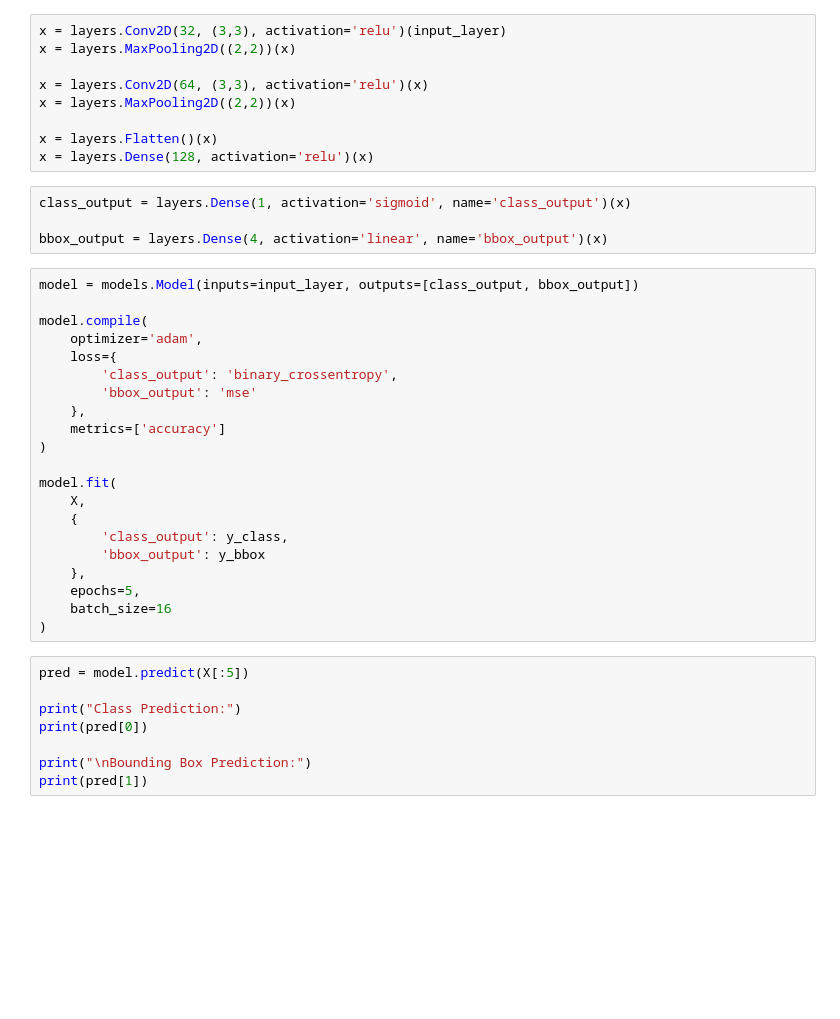
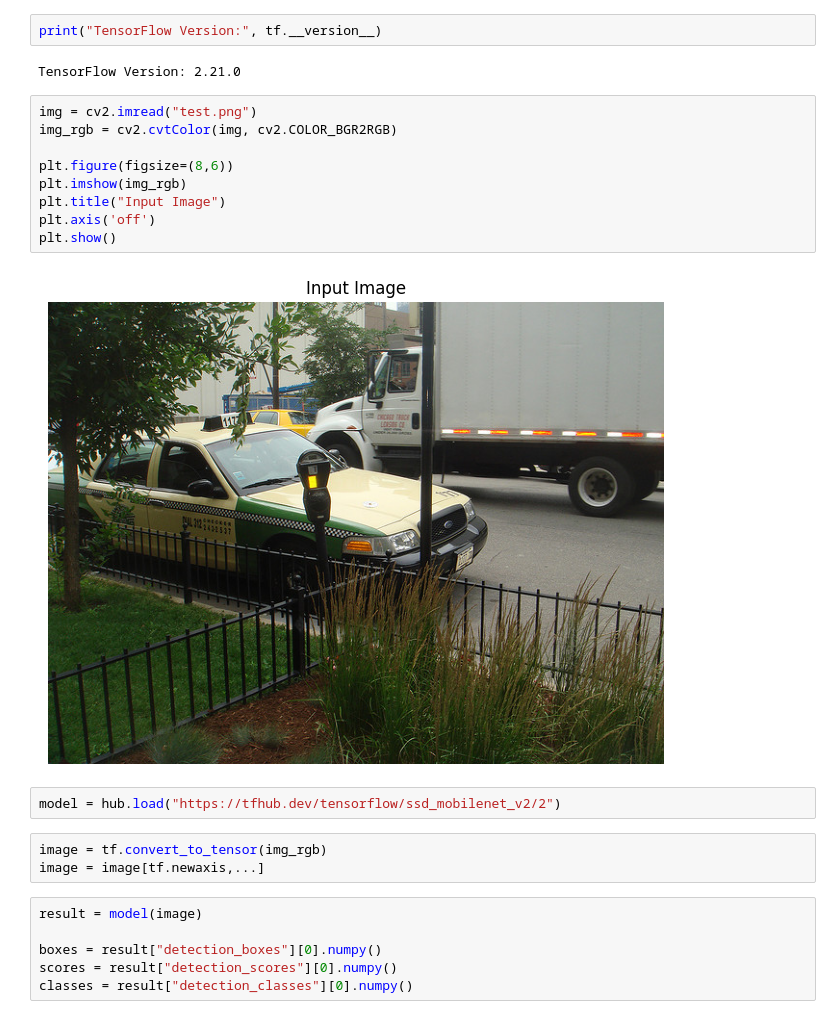
Before and after one commit to nishtha911/SL_II-ANN, a Jupyter notebook: SL-II B5.ipynb, the cells around one changed output. Drawn from its saved outputs; the diff is of its cells as text; blank space fills up the shorter version.

Commit message:
CNN Oject Detection

```diff
--- a/SL-II B5.ipynb
+++ b/SL-II B5.ipynb
@@ -10,42 +7,26 @@ input_layer = layers.Input(shape=(64,64,3))
-# %%
-x = layers.Conv2D(32, (3,3), activation='relu')(input_layer)
-x = layers.MaxPooling2D((2,2))(x)
-
-x = layers.Conv2D(64, (3,3), activation='relu')(x)
-x = layers.MaxPooling2D((2,2))(x)
-
-x = layers.Flatten()(x)
-x = layers.Dense(128, activation='relu')(x)
-# %%
-class_output = layers.Dense(1, activation='sigmoid', name='class_output')(x)
-
-bbox_output = layers.Dense(4, activation='linear', name='bbox_output')(x)
-# %%
-model = models.Model(inputs=input_layer, outputs=[class_output, bbox_output])
-
-model.compile(
-    optimizer='adam',
-    loss={
-        'class_output': 'binary_crossentropy',
-        'bbox_output': 'mse'
-    },
-    metrics=['accuracy']
-)
-
-model.fit(
-    X,
-    {
-        'class_output': y_class,
-        'bbox_output': y_bbox
-    },
-    epochs=5,
-    batch_size=16
-)
-# %%
-pred = model.predict(X[:5])
-
-print("Class Prediction:")
-print(pred[0])
-
-print("\nBounding Box Prediction:")
-print(pred[1])
+# %%
+print("TensorFlow Version:", tf.__version__)
+# %% [output]
+TensorFlow Version: 2.21.0
+# %%
+img = cv2.imread("test.png")
+img_rgb = cv2.cvtColor(img, cv2.COLOR_BGR2RGB)
+
+plt.figure(figsize=(8,6))
+plt.imshow(img_rgb)
+plt.title("Input Image")
+plt.axis('off')
+plt.show()
+# %% [output]
+[figure, added]
+# %%
+model = hub.load("https://tfhub.dev/tensorflow/ssd_mobilenet_v2/2")
+# %%
+image = tf.convert_to_tensor(img_rgb)
+image = image[tf.newaxis,...]
+# %%
+result = model(image)
+
+boxes = result["detection_boxes"][0].numpy()
+scores = result["detection_scores"][0].numpy()
+classes = result["detection_classes"][0].numpy()
```
Also changed, not shown: parts of 5 cells of this notebook.
